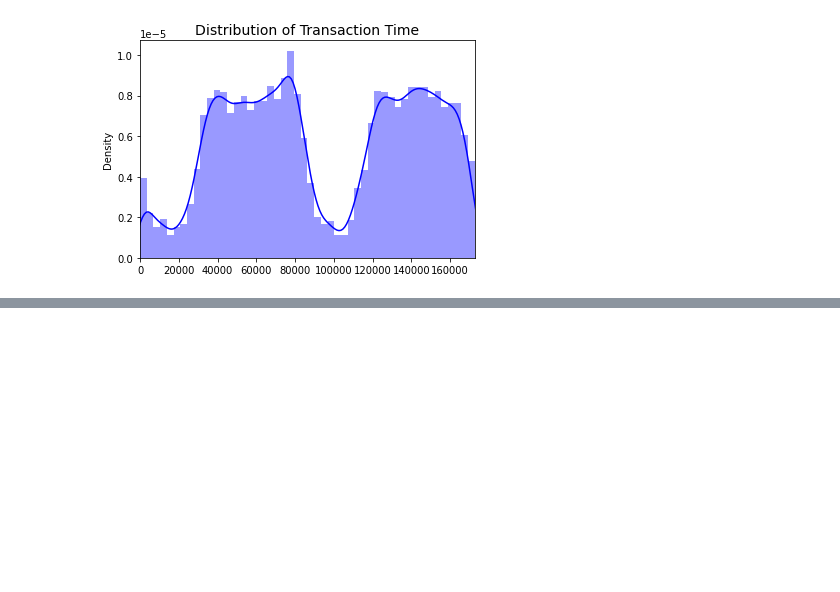
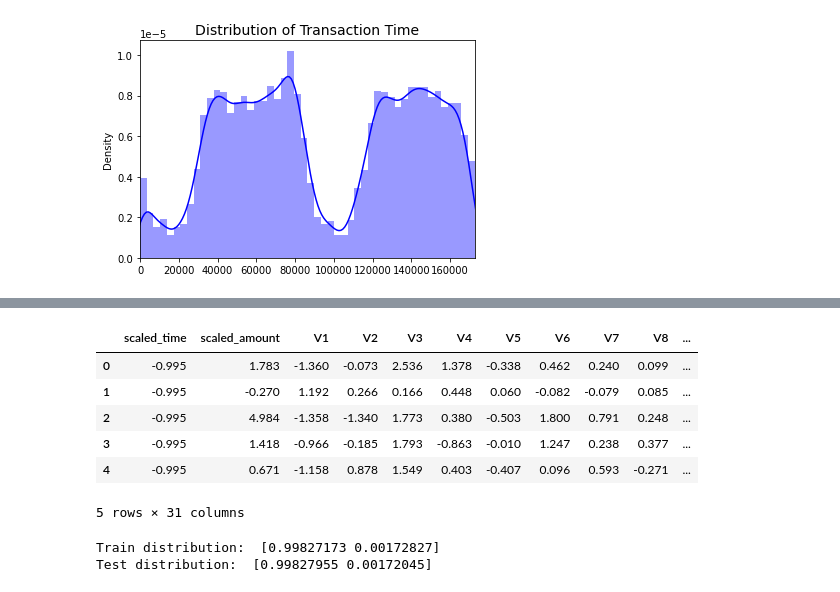
Before and after one commit to raulmarinau/DSIP, a Jupyter notebook: fraud.ipynb, the cells around one changed output, grey strips where cells are left out. Saved outputs shown, nothing was run; the diff lists cells and outputs as text; code cells hidden in the pictures; blank space fills up the shorter version.

```diff
--- a/fraud.ipynb
+++ b/fraud.ipynb
@@ -77,0 +85,46 @@ Our original dataset will be prone to overfitting
+# %%
+from sklearn.preprocessing import RobustScaler
+
+# we can observe above there are many outliers to the Amount feature
+
+scaler = RobustScaler()
+scaled_time = scaler.fit_transform(df["Time"].values.reshape(-1, 1))
+scaled_amount = scaler.fit_transform(df["Amount"].values.reshape(-1, 1))
+
+df.insert(0, "scaled_time", scaled_time)
+df.insert(1, "scaled_amount", scaled_amount)
+df.drop(["Time", "Amount"], axis=1, inplace=True)
+
+df.head()
+# %% [output]
+|  | scaled_time | scaled_amount | V1 | V2 | V3 | V4 | V5 | V6 | V7 | V8 | ... |
+| 0 | -0.995 | 1.783 | -1.360 | -0.073 | 2.536 | 1.378 | -0.338 | 0.462 | 0.240 | 0.099 | ... |
+| 1 | -0.995 | -0.270 | 1.192 | 0.266 | 0.166 | 0.448 | 0.060 | -0.082 | -0.079 | 0.085 | ... |
+| 2 | -0.995 | 4.984 | -1.358 | -1.340 | 1.773 | 0.380 | -0.503 | 1.800 | 0.791 | 0.248 | ... |
+| 3 | -0.995 | 1.418 | -0.966 | -0.185 | 1.793 | -0.863 | -0.010 | 1.247 | 0.238 | 0.377 | ... |
+| 4 | -0.995 | 0.671 | -1.158 | 0.878 | 1.549 | 0.403 | -0.407 | 0.096 | 0.593 | -0.271 | ... |
+5 rows × 31 columns
+# %%
+from sklearn.model_selection import StratifiedShuffleSplit
+
+X = df.drop('Class', axis=1)
+y = df['Class']
+
+# because we want to keep the ratio of frauds (0.17%) we are using a special splitting module
+sss = StratifiedShuffleSplit(n_splits=5)
+
+for train_index, test_index in sss.split(X, y):
+    # print("Train:", train_index, "Test:", test_index)
+    X_train, X_test = X.iloc[train_index].values, X.iloc[test_index].values
+    y_train, y_test = y.iloc[train_index].values, y.iloc[test_index].values
+
+
+# check if ratio was kept
+train_unique_label, train_count_label = np.unique(y_train, return_counts=True)
+test_unique_label, test_count_label = np.unique(y_test, return_counts=True)
+
+print("Train distribution: ", train_count_label/len(y_train))
+print("Test distribution: ", test_count_label/len(y_test))
+# %% [output]
+Train distribution:  [0.99827173 0.00172827]
+Test distribution:  [0.99827955 0.00172045]
```
Also changed, not shown: parts of 6 cells of this notebook.
